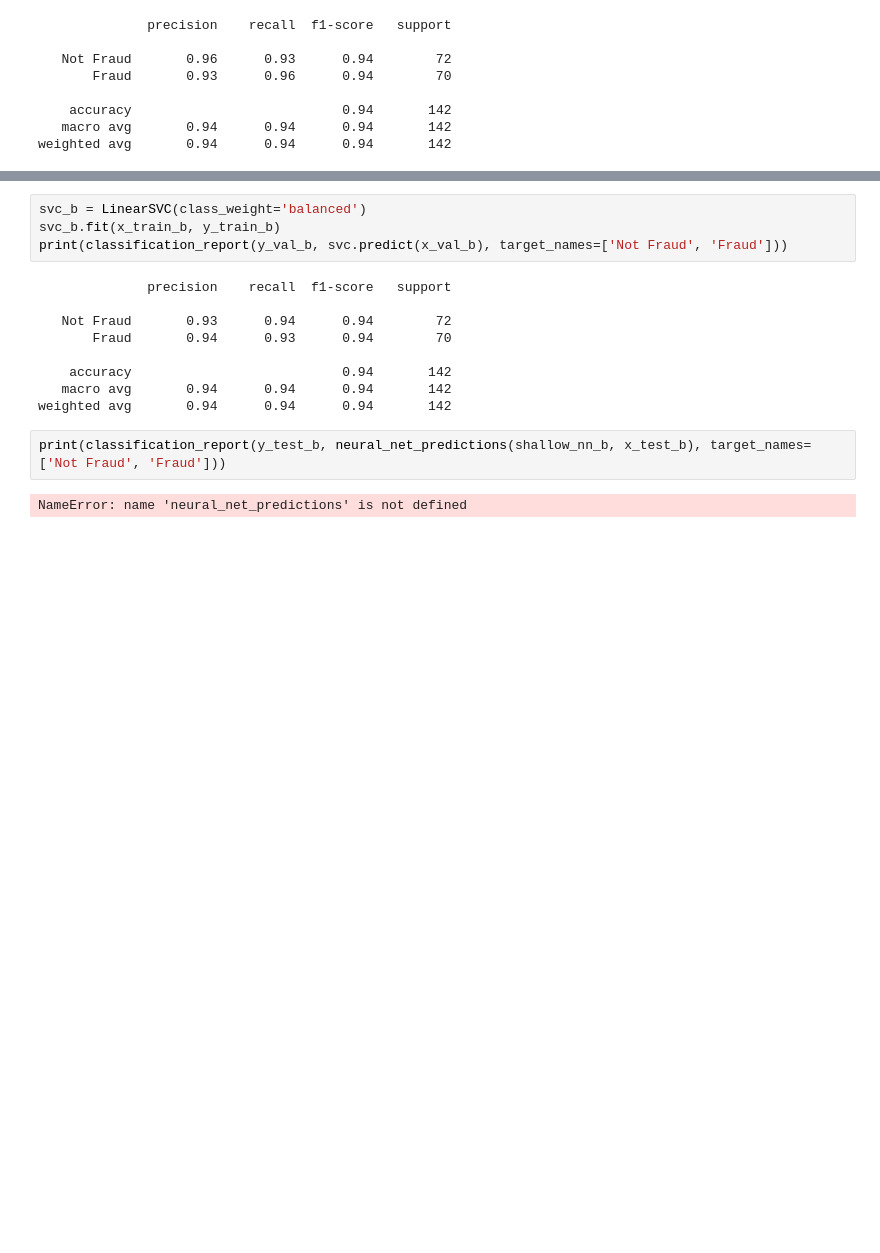
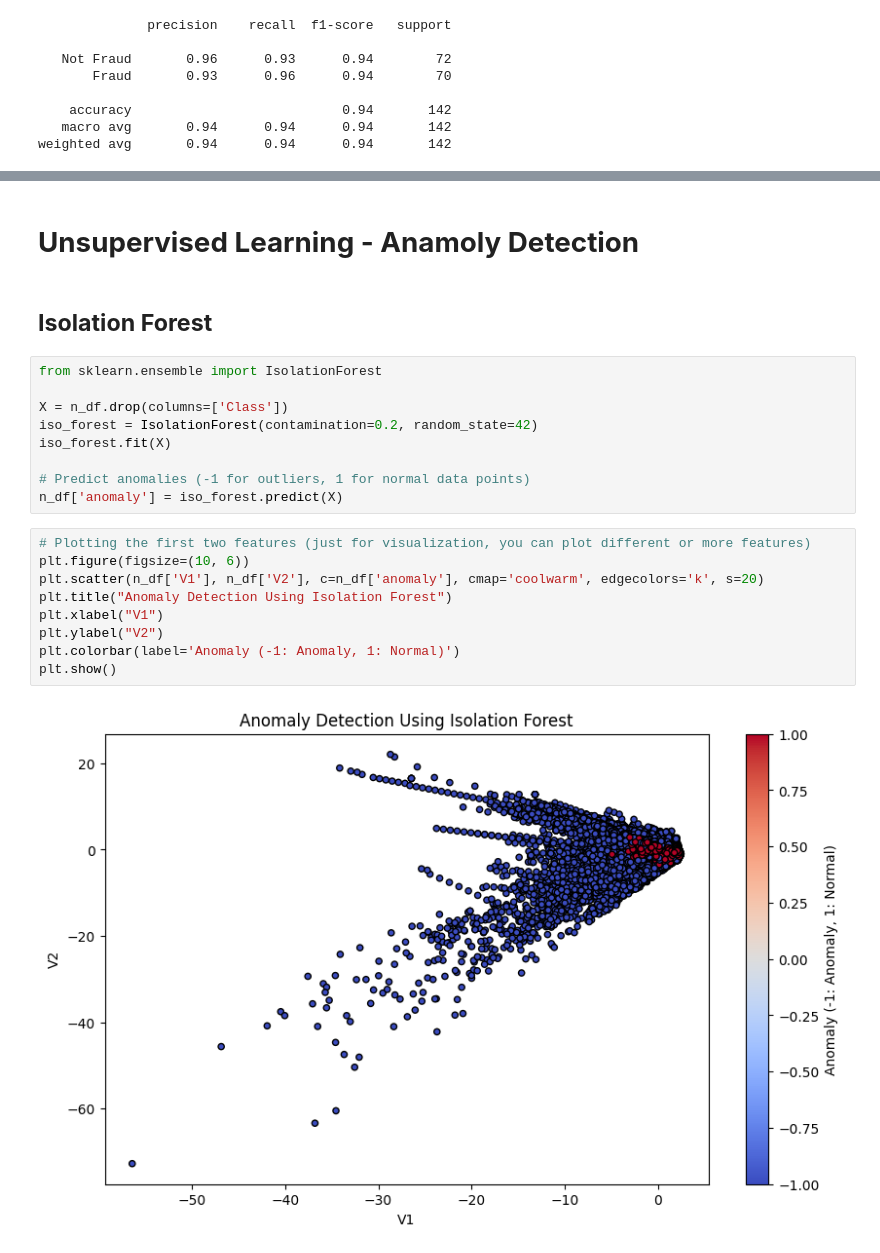
Before and after one commit to Kanak2199/CreditCard-Fraud-Detection, a Jupyter notebook: Credit_Card_Fraud_Detection.ipynb, the cells around one changed output, grey strips where cells are left out. Drawn from its saved outputs; the diff is of its cells as text; blank space fills up the shorter version.

```diff
--- a/Credit_Card_Fraud_Detection.ipynb
+++ b/Credit_Card_Fraud_Detection.ipynb
@@ -506,17 +497,24 @@ weighted avg       0.90      0.88      0.88       142
-# %%
-svc_b = LinearSVC(class_weight='balanced')
-svc_b.fit(x_train_b, y_train_b)
-print(classification_report(y_val_b, svc.predict(x_val_b), target_names=['Not Fraud', 'Fraud']))
-# %% [output]
-              precision    recall  f1-score   support
-
-   Not Fraud       0.93      0.94      0.94        72
-       Fraud       0.94      0.93      0.94        70
-
-    accuracy                           0.94       142
-   macro avg       0.94      0.94      0.94       142
-weighted avg       0.94      0.94      0.94       142
-# %%
-print(classification_report(y_test_b, neural_net_predictions(shallow_nn_b, x_test_b), target_names=['Not Fraud', 'Fraud']))
-# %% [output]
-NameError: name 'neural_net_predictions' is not defined
+# %% [markdown]
+# **Unsupervised Learning - Anamoly Detection**
+# %% [markdown]
+## **Isolation Forest**
+# %%
+from sklearn.ensemble import IsolationForest
+
+X = n_df.drop(columns=['Class'])
+iso_forest = IsolationForest(contamination=0.2, random_state=42)
+iso_forest.fit(X)
+
+# Predict anomalies (-1 for outliers, 1 for normal data points)
+n_df['anomaly'] = iso_forest.predict(X)
+# %%
+# Plotting the first two features (just for visualization, you can plot different or more features)
+plt.figure(figsize=(10, 6))
+plt.scatter(n_df['V1'], n_df['V2'], c=n_df['anomaly'], cmap='coolwarm', edgecolors='k', s=20)
+plt.title("Anomaly Detection Using Isolation Forest")
+plt.xlabel("V1")
+plt.ylabel("V2")
+plt.colorbar(label='Anomaly (-1: Anomaly, 1: Normal)')
+plt.show()
+# %% [output]
+[figure, added]
```
Also changed, not shown: parts of 49 cells of this notebook.
